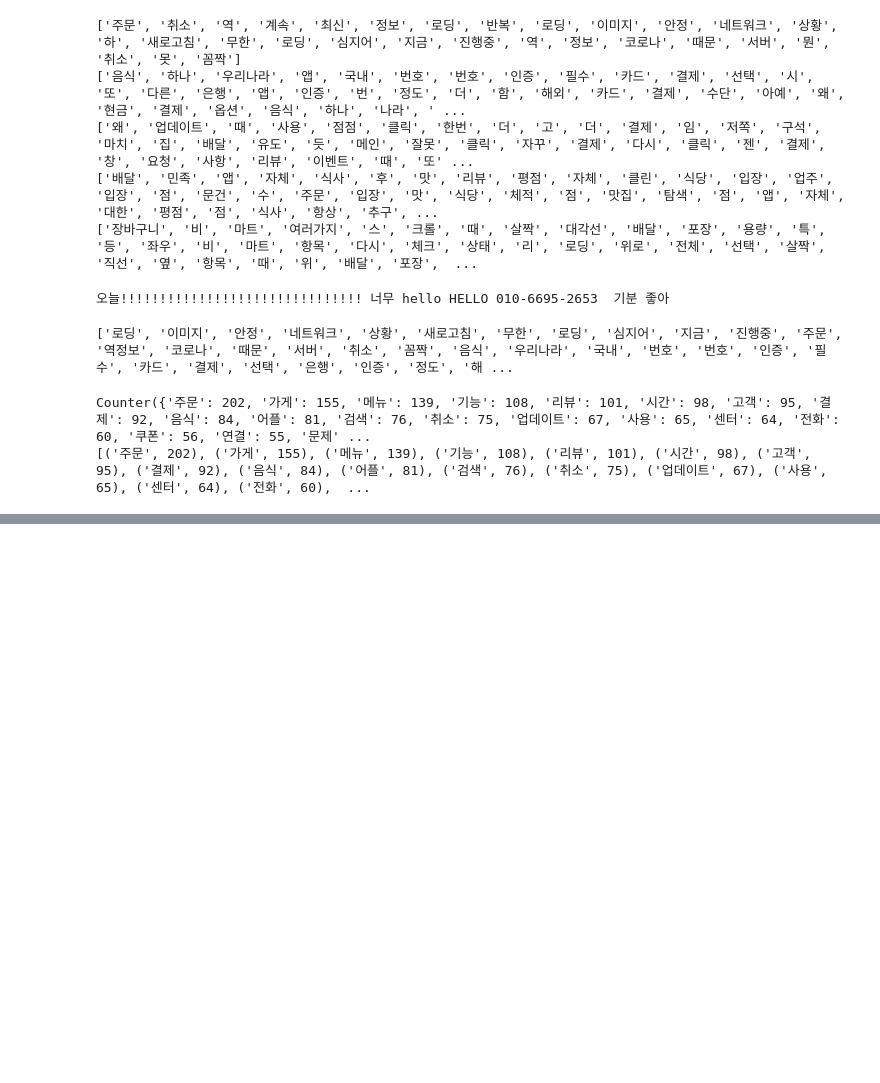
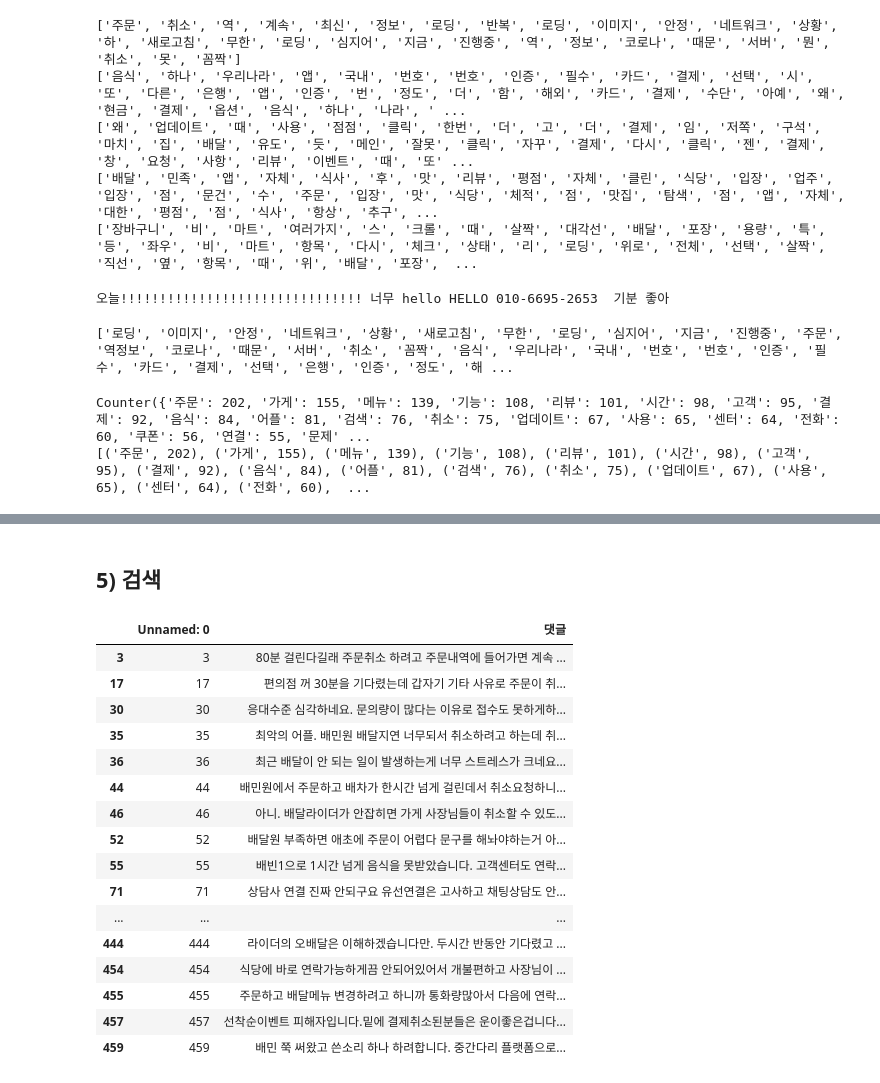
Before and after one commit to KimSeonJ-2134/myproject, a Jupyter notebook: 07_데이터분석_심화_자연어처리.ipynb, the cells around one changed output, grey strips where cells are left out. Cells and saved outputs as stored; diff of their text form; code cells hidden in the pictures; blank space fills up the shorter version.

```diff
--- a/07_데이터분석_심화_자연어처리.ipynb
+++ b/07_데이터분석_심화_자연어처리.ipynb
@@ -240,0 +295,25 @@ from wordclound import WordCloud
+# %% [markdown]
+## 5) 검색
+# %%
+# 명사들을 추출한 워드클라우드를 생성했다면, 그 명사가 포함된 문장을 어떻게 검색할 수 있을까?
+# '취소' 단어가 있는 문장들만 검색
+
+baeMin_data.loc[baeMin_data['댓글'].str.contains("취소"), : ]
+# %% [output]
+|  | Unnamed: 0 | 댓글 |
+| 3 | 3 | 80분 걸린다길래 주문취소 하려고 주문내역에 들어가면 계속 ... |
+| 17 | 17 | 편의점 꺼 30분을 기다렸는데 갑자기 기타 사유로 주문이 취... |
+| 30 | 30 | 응대수준 심각하네요. 문의량이 많다는 이유로 접수도 못하게하... |
+| 35 | 35 | 최악의 어플. 배민원 배달지연 너무되서 취소하려고 하는데 취... |
+| 36 | 36 | 최근 배달이 안 되는 일이 발생하는게 너무 스트레스가 크네요... |
+| 44 | 44 | 배민원에서 주문하고 배차가 한시간 넘게 걸린데서 취소요청하니... |
+| 46 | 46 | 아니. 배달라이더가 안잡히면 가게 사장님들이 취소할 수 있도... |
+| 52 | 52 | 배달원 부족하면 애초에 주문이 어렵다 문구를 해놔야하는거 아... |
+| 55 | 55 | 배빈1으로 1시간 넘게 음식을 못받았습니다. 고객센터도 연락... |
+| 71 | 71 | 상담사 연결 진짜 안되구요 유선연결은 고사하고 채팅상담도 안... |
+| ... | ... | ... |
+| 444 | 444 | 라이더의 오배달은 이해하겠습니다만. 두시간 반동안 기다렸고 ... |
+| 454 | 454 | 식당에 바로 연락가능하게끔 안되어있어서 개불편하고 사장님이 ... |
+| 455 | 455 | 주문하고 배달메뉴 변경하려고 하니까 통화량많아서 다음에 연락... |
+| 457 | 457 | 선착순이벤트 피해자입니다.밑에 결제취소된분들은 운이좋은겁니다... |
+| 459 | 459 | 배민 쭉 써왔고 쓴소리 하나 하려합니다. 중간다리 플랫폼으로... |
```
Also changed, not shown: parts of 12 cells of this notebook, 14 other files.
